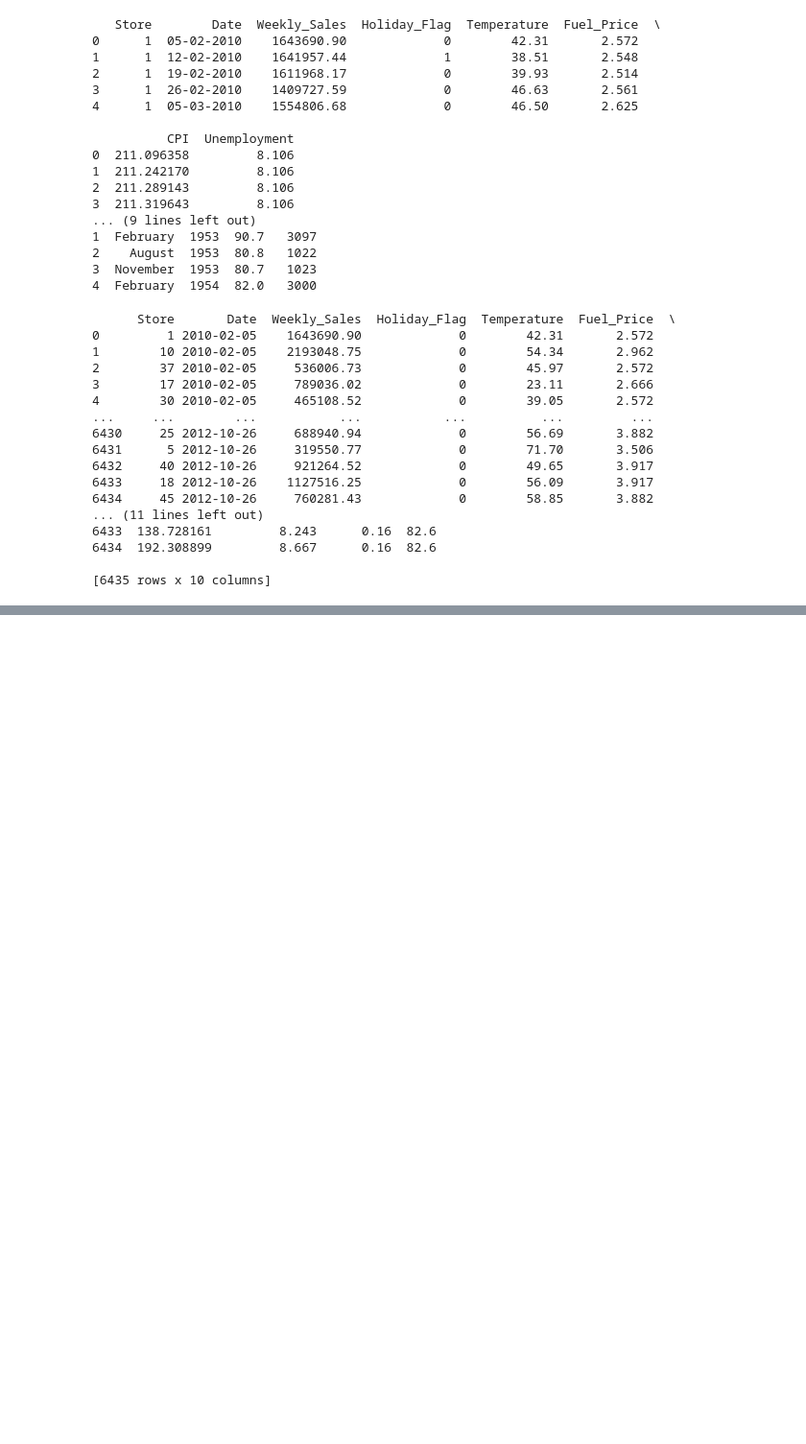
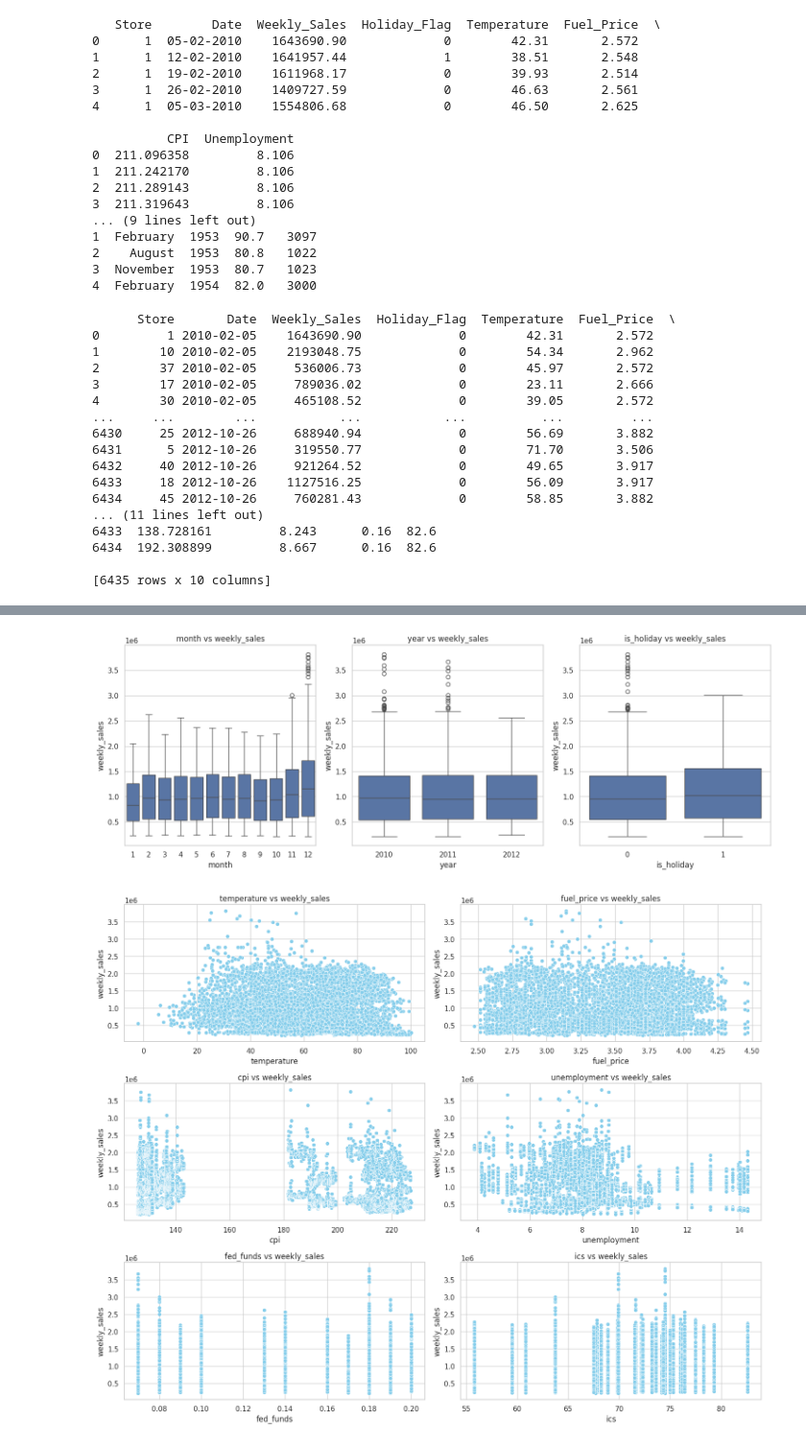
Before and after one commit to random-logic/Demand-Forecast, a Jupyter notebook: src/EDA_Dylan.ipynb, the cells around one changed output, grey strips where cells are left out. Shown at 96% size. Drawn from its saved outputs; the diff is of its cells as text; code cells hidden in the pictures; blank space fills up the shorter version.

```diff
--- a/src/EDA_Dylan.ipynb
+++ b/src/EDA_Dylan.ipynb
@@ -146,0 +141,23 @@ TypeError: 'DatetimeArray' with dtype datetime64[ns] does not support reduction
+# %%
+# Feature vs target: Box plots for categorical features vs 'weekly_sales'
+plt.figure(figsize=(15, 10))
+for i, feature in enumerate(categorical_features, 1):
+    plt.subplot(2, 3, i)  # 2 rows, 3 columns of subplots
+    sns.boxplot(x=feature, y='weekly_sales', data=df)
+    plt.title(f'{feature} vs weekly_sales')
+    plt.tight_layout()
+
+plt.show()
+
+# 4. Feature vs target: Scatter plots for numerical features vs 'weekly_sales'
+plt.figure(figsize=(15, 12))
+for i, feature in enumerate(numerical_features, 1):
+    plt.subplot(3, 2, i)  # 3 rows, 2 columns of subplots
+    sns.scatterplot(x=df[feature], y=df['weekly_sales'], color='skyblue')
+    plt.title(f'{feature} vs weekly_sales')
+    plt.tight_layout()
+
+plt.show()
+# %% [output]
+[figure, added]
+[figure, added]
```
Also changed, not shown: parts of 6 cells of this notebook.
